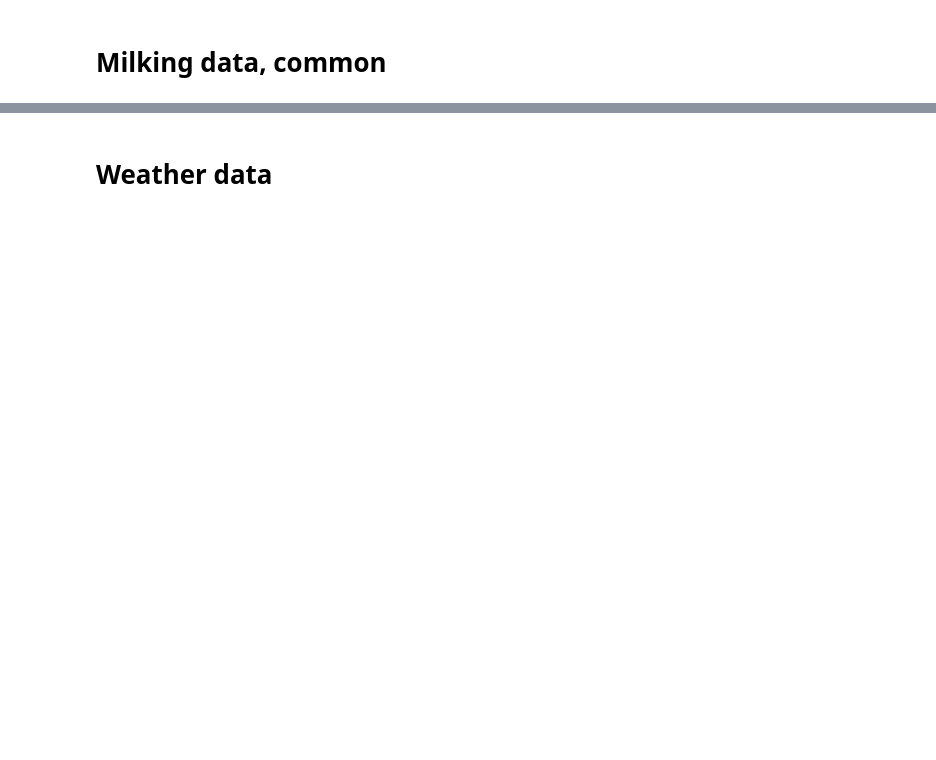
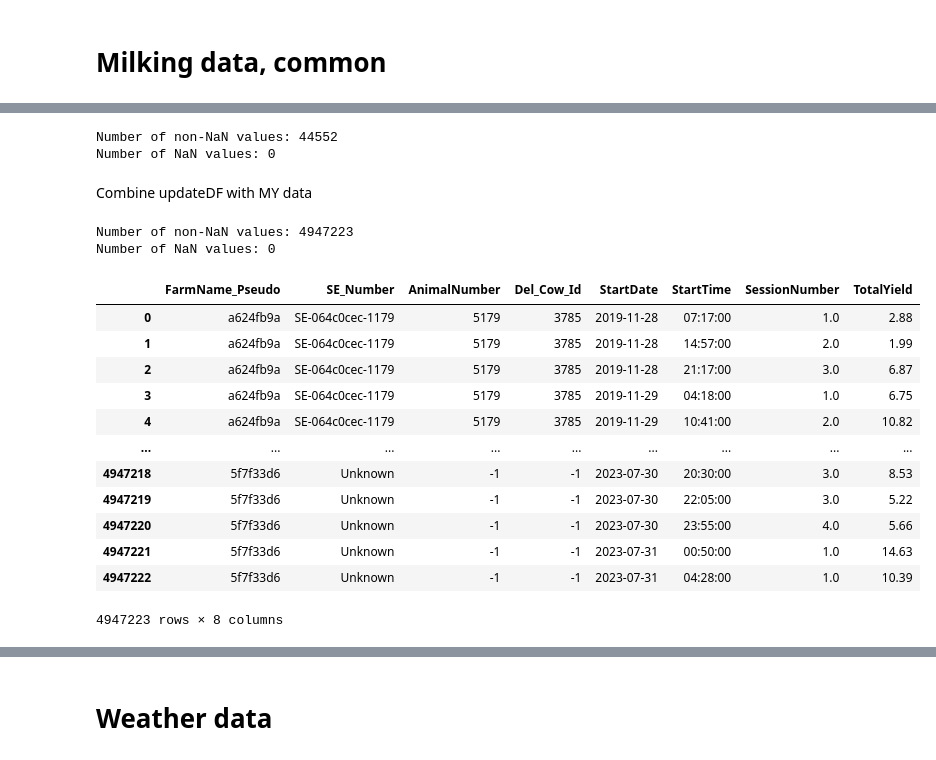
Before and after one commit to pgullstrand/Gigacow-tools, a Jupyter notebook: Projects/HeatStressEvaluation/DataPreprocessing/BuilingDataset.ipynb, the cells around one changed output, grey strips where cells are left out. Saved outputs shown, nothing was run; the diff lists cells and outputs as text; code cells hidden in the pictures; blank space fills up the shorter version.

```diff
--- a/Projects/HeatStressEvaluation/DataPreprocessing/BuilingDataset.ipynb
+++ b/Projects/HeatStressEvaluation/DataPreprocessing/BuilingDataset.ipynb
@@ -1368,0 +1698,12 @@ dfmy4.to_csv("../Data/CowData/MY.csv", index=False)
+# %%
+pd.set_option('display.max_rows', 10)
+koll = pd.read_csv("../Data/CowData/updateDF.csv", low_memory=False)
+print(koll.shape)
+
+koll["CalvingDate"] = pd.to_datetime(koll["CalvingDate"])
+test2l["CalvingDate"] = pd.to_datetime(test2l["CalvingDate"])
+
+koll = pd.merge(koll, test2l, on=["SE_Number", "LactationNumber", "CalvingDate"], how="left")
+print(koll.head)
+
+koll.to_csv("../Data/CowData/updateDF.csv", index=False)
@@ -1368,0 +1728,49 @@ dfmy4.to_csv("../Data/CowData/MY.csv", index=False)
+# %%
+# Checking missing data for uppeR_limit
+non_nan_count = test2l['upper_limit'].notna().sum()
+print(f"Number of non-NaN values: {non_nan_count}")
+
+is_nan_count = test2l['upper_limit'].isna().sum()
+print(f"Number of NaN values: {is_nan_count}")
+# %% [output]
+Number of non-NaN values: 44552
+Number of NaN values: 0
+# %% [markdown]
+Combine updateDF with MY data
+# %%
+# Load MY data
+dfmy3 = pd.read_csv("../Data/CowData/MY.csv", low_memory=False)
+col_keep = ["FarmName_Pseudo", "SE_Number", "AnimalNumber", "Del_Cow_Id", "StartDate", "StartTime", "SessionNumber", "TotalYield"]
+dfmy3 = dfmy3[col_keep]
+
+"""
+# Subset chosen cow
+SE_Number = ["SE-064c0cec-1189"]
+dfmy3 = dfmy3[dfmy3["SE_Number"].isin(SE_Number)]
+"""
+
+# Checking missing data
+non_nan_count = dfmy3['TotalYield'].notna().sum()
+print(f"Number of non-NaN values: {non_nan_count}")
+
+is_nan_count = dfmy3['TotalYield'].isna().sum()
+print(f"Number of NaN values: {is_nan_count}")
+# %% [output]
+Number of non-NaN values: 4947223
+Number of NaN values: 0
+# %%
+dfmy3
+# %% [output]
+|  | FarmName_Pseudo | SE_Number | AnimalNumber | Del_Cow_Id | StartDate | StartTime | SessionNumber | TotalYield |
+| 0 | a624fb9a | SE-064c0cec-1179 | 5179 | 3785 | 2019-11-28 | 07:17:00 | 1.0 | 2.88 |
+| 1 | a624fb9a | SE-064c0cec-1179 | 5179 | 3785 | 2019-11-28 | 14:57:00 | 2.0 | 1.99 |
+| 2 | a624fb9a | SE-064c0cec-1179 | 5179 | 3785 | 2019-11-28 | 21:17:00 | 3.0 | 6.87 |
+| 3 | a624fb9a | SE-064c0cec-1179 | 5179 | 3785 | 2019-11-29 | 04:18:00 | 1.0 | 6.75 |
+| 4 | a624fb9a | SE-064c0cec-1179 | 5179 | 3785 | 2019-11-29 | 10:41:00 | 2.0 | 10.82 |
+| ... | ... | ... | ... | ... | ... | ... | ... | ... |
+| 4947218 | 5f7f33d6 | Unknown | -1 | -1 | 2023-07-30 | 20:30:00 | 3.0 | 8.53 |
+| 4947219 | 5f7f33d6 | Unknown | -1 | -1 | 2023-07-30 | 22:05:00 | 3.0 | 5.22 |
+| 4947220 | 5f7f33d6 | Unknown | -1 | -1 | 2023-07-30 | 23:55:00 | 4.0 | 5.66 |
+| 4947221 | 5f7f33d6 | Unknown | -1 | -1 | 2023-07-31 | 00:50:00 | 1.0 | 14.63 |
+| 4947222 | 5f7f33d6 | Unknown | -1 | -1 | 2023-07-31 | 04:28:00 | 1.0 | 10.39 |
+4947223 rows × 8 columns
```
Also changed, not shown: parts of 82 cells of this notebook.
